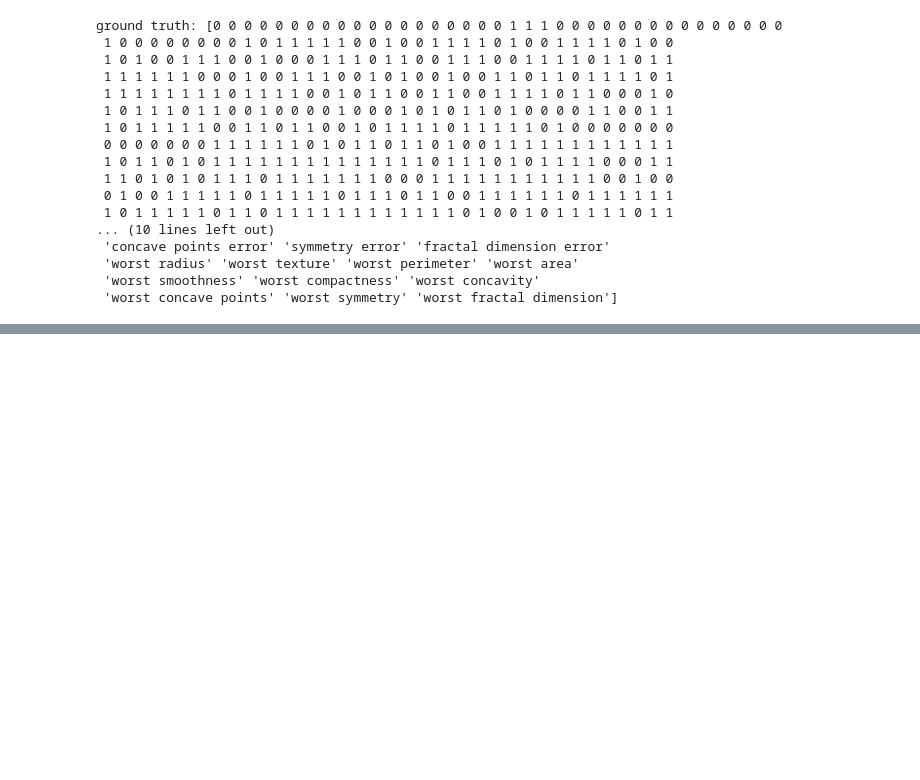
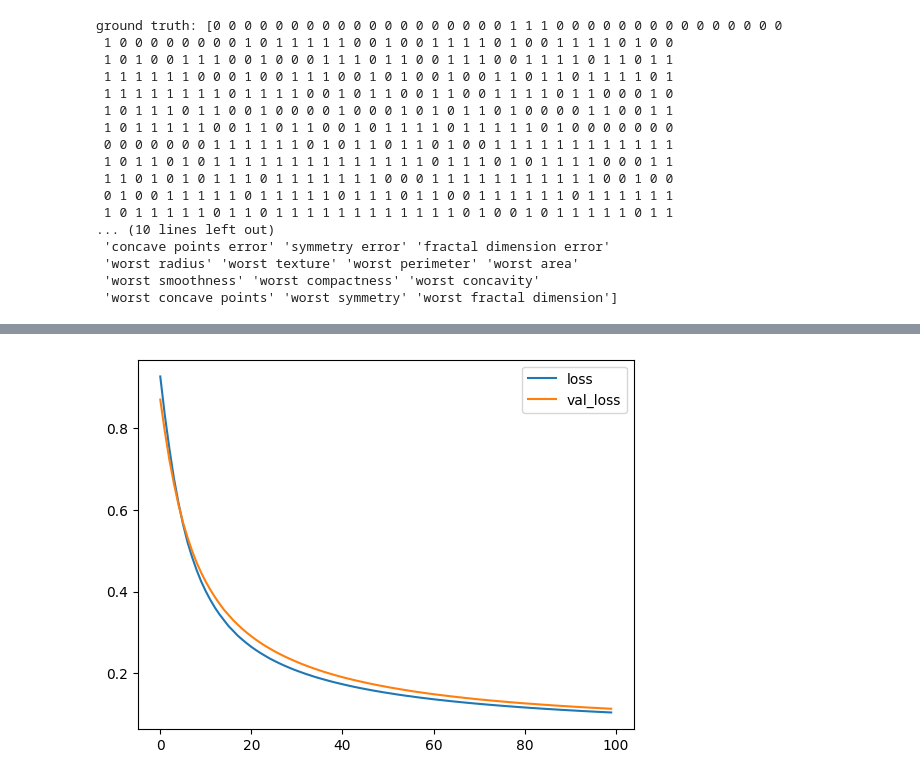
Before and after one commit to KavanPrice/tensorflow-ml, a Jupyter notebook: source/classification.ipynb, the cells around one changed output, grey strips where cells are left out. Drawn from its saved outputs; the diff is of its cells as text; code cells hidden in the pictures; blank space fills up the shorter version.

Commit message:
Binary classification

```diff
--- a/source/classification.ipynb
+++ b/source/classification.ipynb
@@ -60,3 +60,23 @@ from sklearn.preprocessing import StandardScaler
 # Split the dataset into a train and test set. Pass in feature data and targets
 X_train, X_test, y_train, y_test = train_test_split(data.data, data.target, test_size=0.33)
 N, D = X_train.shape
+# %%
+# Scale dataset for comparable weights in features
+scaler = StandardScaler()
+X_train = scaler.fit_transform(X_train)
+X_test = scaler.transform(X_test)
+# %%
+# Define our own sequential model
+model = tf.keras.models.Sequential([
+    # Layers
+    tf.keras.layers.Input(shape=(D,)),
+    tf.keras.layers.Dense(1, activation='sigmoid'),
+])
+
+model.compile(
+    optimizer='adam',
+    loss='binary_crossentropy',
+    metrics=['accuracy'],
+)
+# %%
+r = model.fit(X_train, y_train, validation_data=(X_test,y_test),epochs=100)
@@ -62,0 +111,6 @@ N, D = X_train.shape
+# %%
+plt.plot(r.history['loss'], label='loss')
+plt.plot(r.history['val_loss'], label='val_loss')
+plt.legend();
+# %% [output]
+[figure, added]
```
Also changed, not shown: parts of 4 cells of this notebook.
